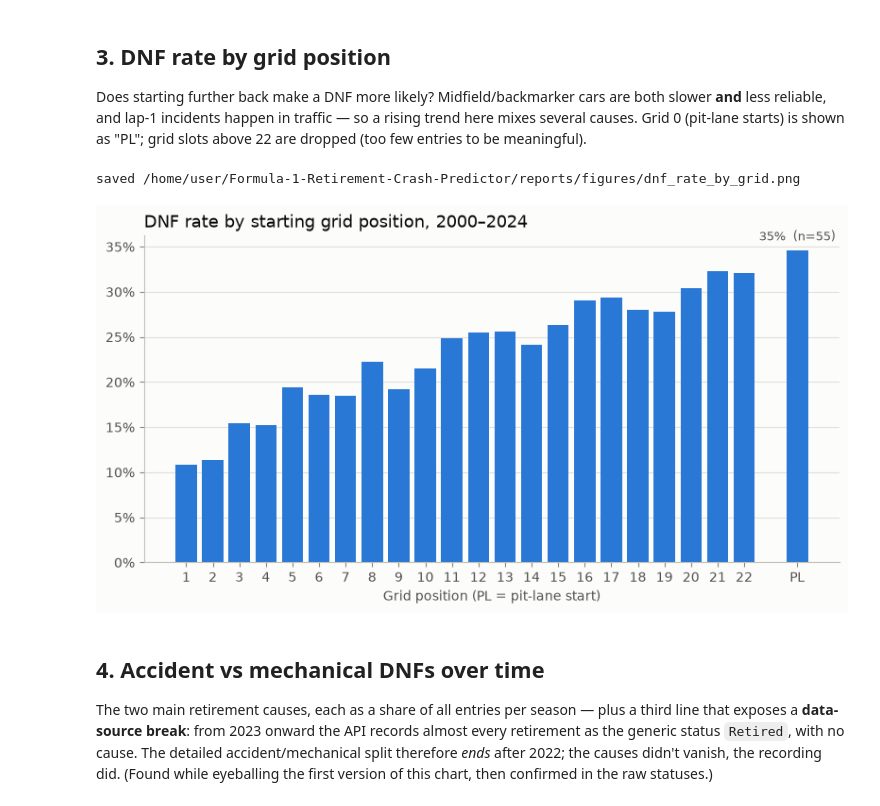
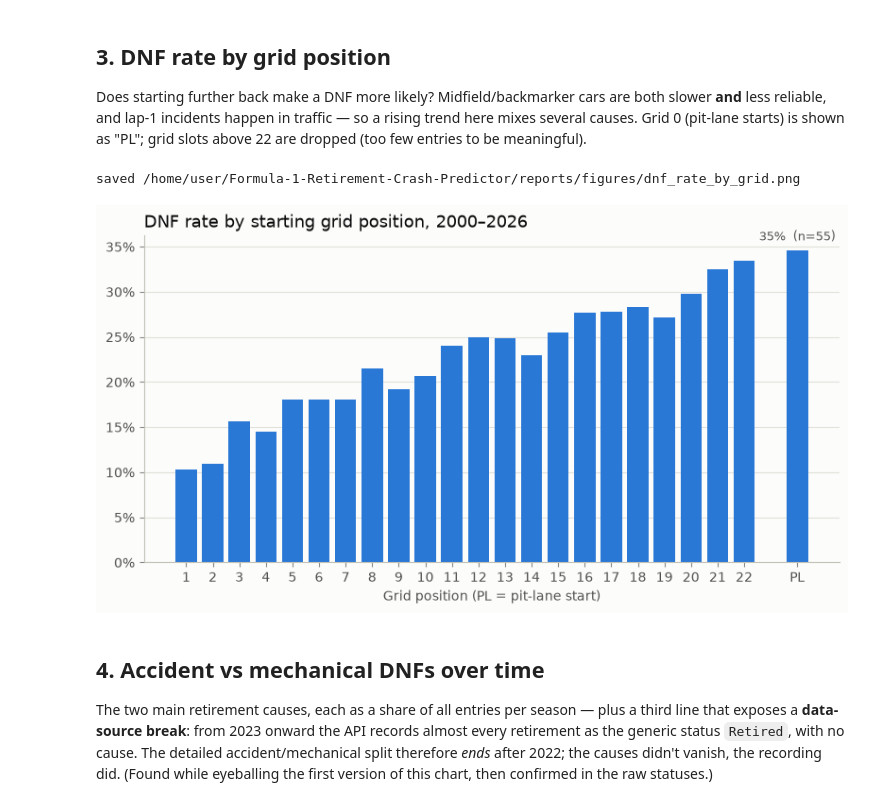
Before and after one commit to akanu2003/Formula-1-Retirement-Crash-Predictor, a Jupyter notebook: notebooks/01_exploration.ipynb, the cells around one changed output. Saved outputs shown, nothing was run; the diff lists cells and outputs as text; code cells hidden in the pictures.

```diff
--- a/notebooks/01_exploration.ipynb
+++ b/notebooks/01_exploration.ipynb
@@ -127,30 +127,30 @@ rising trend here mixes several causes. Grid 0 (pit-lane starts) is shown as
 # %%
 counts = df.groupby("grid").size()
 shown_grids = [g for g in range(1, 23)]
 rates = df[df.grid.isin(shown_grids)].groupby("grid")["dnf"].mean()
 pl_rate = df[df.grid == 0]["dnf"].mean()
 
 fig, ax = styled((9.5, 4.5))
 positions = list(rates.index) + [24]           # gap before the pit-lane bar
 ax.bar(positions[:-1], rates.values, color=BLUE, width=0.8)
 ax.bar([24], [pl_rate], color=BLUE, width=0.8)
 ax.set_xticks(positions)
 ax.set_xticklabels([str(g) for g in rates.index] + ["PL"])
 ax.yaxis.set_major_formatter(mtick.PercentFormatter(1.0, decimals=0))
 ax.grid(axis="y", color=GRID, linewidth=0.8)
 ax.set_axisbelow(True)
-ax.set_title("DNF rate by starting grid position, 2000–2024",
+ax.set_title(f"DNF rate by starting grid position, 2000–{df.season.max()}",
              color=INK, loc="left", fontsize=13)
 ax.set_xlabel("Grid position (PL = pit-lane start)", color=INK2)
 n_pl = counts.get(0, 0)
 ax.annotate(f"{pl_rate:.0%}  (n={n_pl})", (24, pl_rate),
             textcoords="offset points", xytext=(0, 8), ha="center",
             color=INK2, fontsize=9)
 save(fig, "dnf_rate_by_grid.png")
 plt.show()
 # %% [output]
 saved /home/user/Formula-1-Retirement-Crash-Predictor/reports/figures/dnf_rate_by_grid.png
-[figure, old version]
+[figure, new version]
 # %% [markdown]
 ## 4. Accident vs mechanical DNFs over time
 
```
Also changed, not shown: parts of 5 cells of this notebook, 15 other files.
